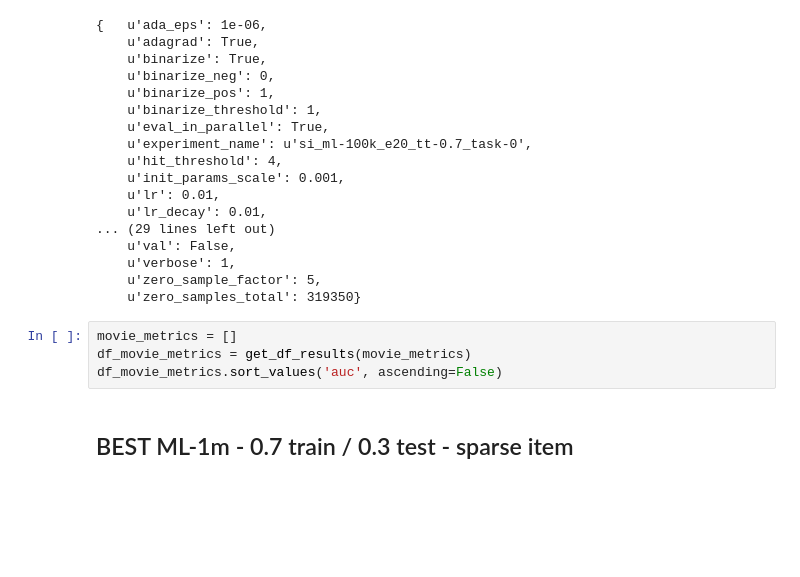
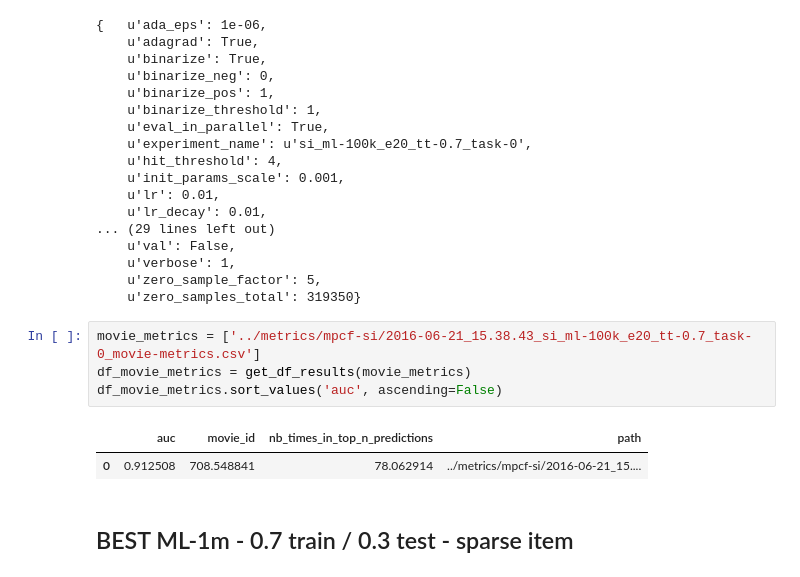
Before and after one commit to marcuniq/bsc-thesis, a Jupyter notebook: code/ipynb/gridsearch_mpcf_si_results.ipynb, the cells around one changed output. Drawn from its saved outputs; the diff is of its cells as text; blank space fills up the shorter version.

```diff
--- a/code/ipynb/gridsearch_mpcf_si_results.ipynb
+++ b/code/ipynb/gridsearch_mpcf_si_results.ipynb
@@ -75,9 +68,12 @@ with open('../models/mpcf-si/2016-06-21_15.38.43_si_ml-100k_e20_tt-0.7_task-0_co
     u'zero_sample_factor': 5,
     u'zero_samples_total': 319350}
 # %%
-movie_metrics = []
+movie_metrics = ['../metrics/mpcf-si/2016-06-21_15.38.43_si_ml-100k_e20_tt-0.7_task-0_movie-metrics.csv']
 df_movie_metrics = get_df_results(movie_metrics)
 df_movie_metrics.sort_values('auc', ascending=False)
+# %% [output]
+|  | auc | movie_id | nb_times_in_top_n_predictions | path |
+| 0 | 0.912508 | 708.548841 | 78.062914 | ../metrics/mpcf-si/2016-06-21_15.... |
 # %% [markdown]
 ## BEST ML-1m - 0.7 train / 0.3 test - sparse item
 # %%
```
Also changed, not shown: parts of 6 cells of this notebook, 5 other files.
